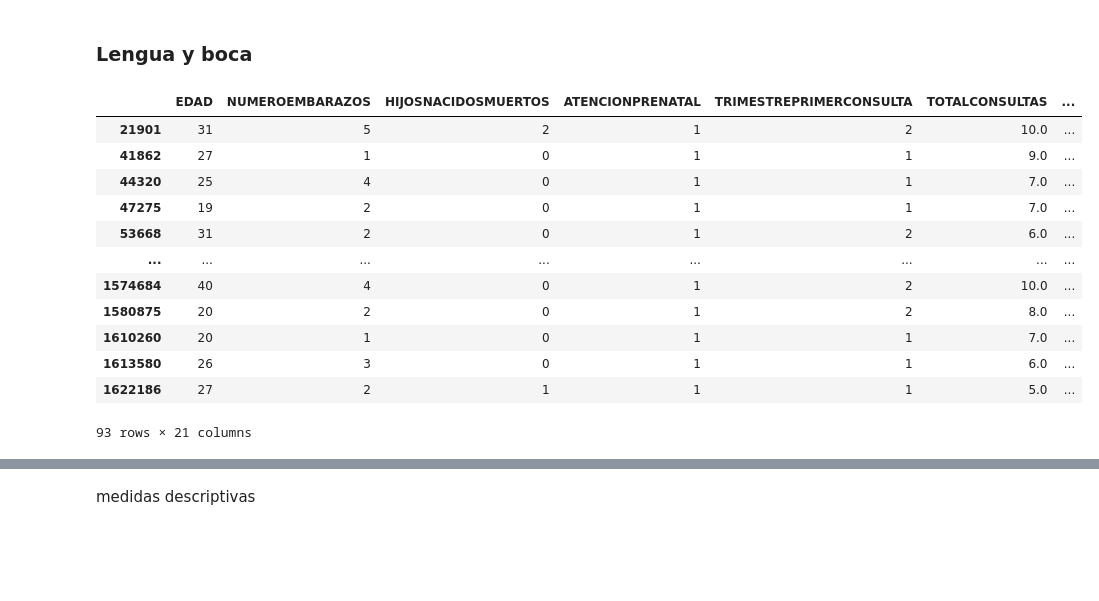
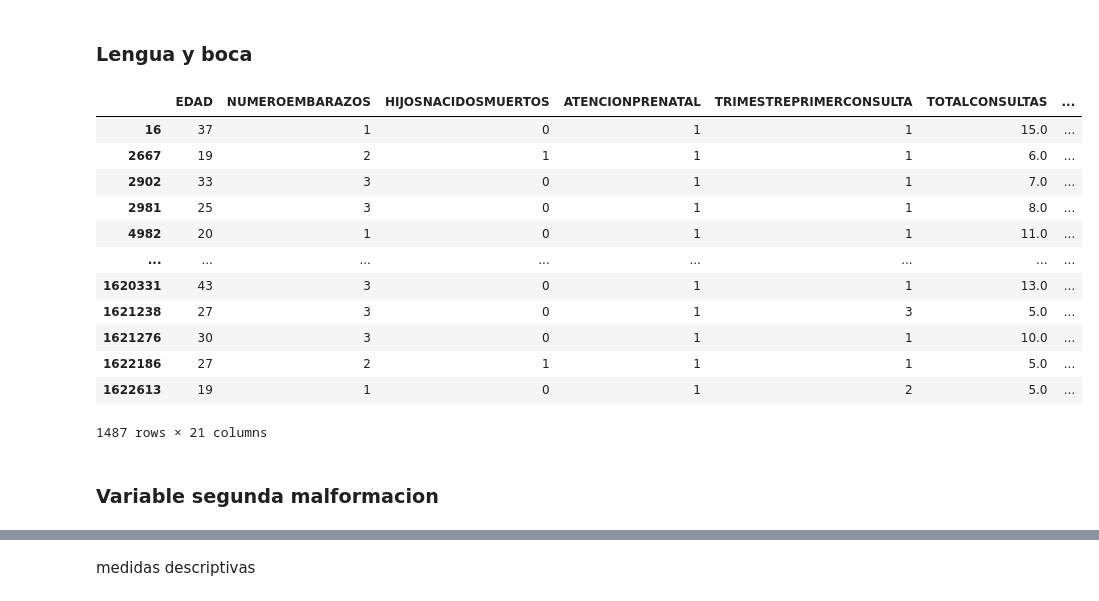
Before and after one commit to tlacloc/analisis-defunciones-nacimientos-2022, a Jupyter notebook: Analisis_Nacimientos.ipynb, the cells around one changed output, grey strips where cells are left out. Saved outputs shown, nothing was run; the diff lists cells and outputs as text; code cells hidden in the pictures; blank space fills up the shorter version.

```diff
--- a/Analisis_Nacimientos.ipynb
+++ b/Analisis_Nacimientos.ipynb
@@ -148,4 +167,12 @@ df.head(10)
 10 rows × 21 columns
 # %% [markdown]
 Variable: presencia o ausencia de Malformaciones Craneofaciales MCF
+# %%
+def update_codes(base_array):
+  new_codes = []
+  for value in base_array:
+    for i in range(0, 10):
+      new_codes.append(value[:-1] + str(i))
+
+  return new_codes
 # %%
@@ -271,21 +294,21 @@ anomalias_nariz_df
 ### Lengua y boca
 # %%
 # Valores para lengua y boca
-codigos_lengua_boca = ['Q380', 'Q350', 'Q360', 'Q370']
+codigos_lengua_boca = update_codes(['Q380', 'Q350', 'Q360', 'Q370'])
 anomalias_lengua_boca = df['CODIGOCIEANOMALIA1'].isin(codigos_lengua_boca) | df['CODIGOCIEANOMALIA2'].isin(codigos_lengua_boca)
 anomalias_lengua_boca_df = df[anomalias_lengua_boca]
 anomalias_lengua_boca_df
 # %% [output]
 |  | EDAD | NUMEROEMBARAZOS | HIJOSNACIDOSMUERTOS | ATENCIONPRENATAL | TRIMESTREPRIMERCONSULTA | TOTALCONSULTAS | ... |
-| 21901 | 31 | 5 | 2 | 1 | 2 | 10.0 | ... |
-| 41862 | 27 | 1 | 0 | 1 | 1 | 9.0 | ... |
-| 44320 | 25 | 4 | 0 | 1 | 1 | 7.0 | ... |
-| 47275 | 19 | 2 | 0 | 1 | 1 | 7.0 | ... |
-| 53668 | 31 | 2 | 0 | 1 | 2 | 6.0 | ... |
+| 16 | 37 | 1 | 0 | 1 | 1 | 15.0 | ... |
+| 2667 | 19 | 2 | 1 | 1 | 1 | 6.0 | ... |
+| 2902 | 33 | 3 | 0 | 1 | 1 | 7.0 | ... |
+| 2981 | 25 | 3 | 0 | 1 | 1 | 8.0 | ... |
+| 4982 | 20 | 1 | 0 | 1 | 1 | 11.0 | ... |
 | ... | ... | ... | ... | ... | ... | ... | ... |
-| 1574684 | 40 | 4 | 0 | 1 | 2 | 10.0 | ... |
-| 1580875 | 20 | 2 | 0 | 1 | 2 | 8.0 | ... |
-| 1610260 | 20 | 1 | 0 | 1 | 1 | 7.0 | ... |
-| 1613580 | 26 | 3 | 0 | 1 | 1 | 6.0 | ... |
+| 1620331 | 43 | 3 | 0 | 1 | 1 | 13.0 | ... |
+| 1621238 | 27 | 3 | 0 | 1 | 3 | 5.0 | ... |
+| 1621276 | 30 | 3 | 0 | 1 | 1 | 10.0 | ... |
 | 1622186 | 27 | 2 | 1 | 1 | 1 | 5.0 | ... |
+| 1622613 | 19 | 1 | 0 | 1 | 2 | 5.0 | ... |
-93 rows × 21 columns
+1487 rows × 21 columns
@@ -310,0 +315,2 @@ df=df.drop(df[df['UTILIZOFORCEPS']==9].index)
+# %% [markdown]
+### Variable segunda malformacion
```
Also changed, not shown: parts of 9 cells of this notebook.
